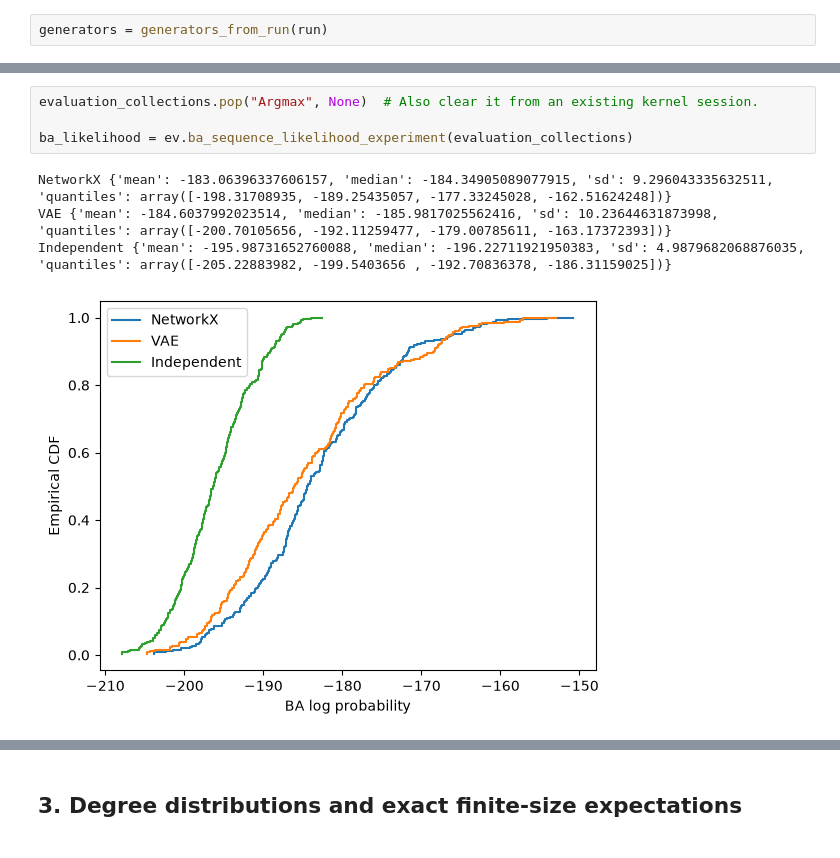
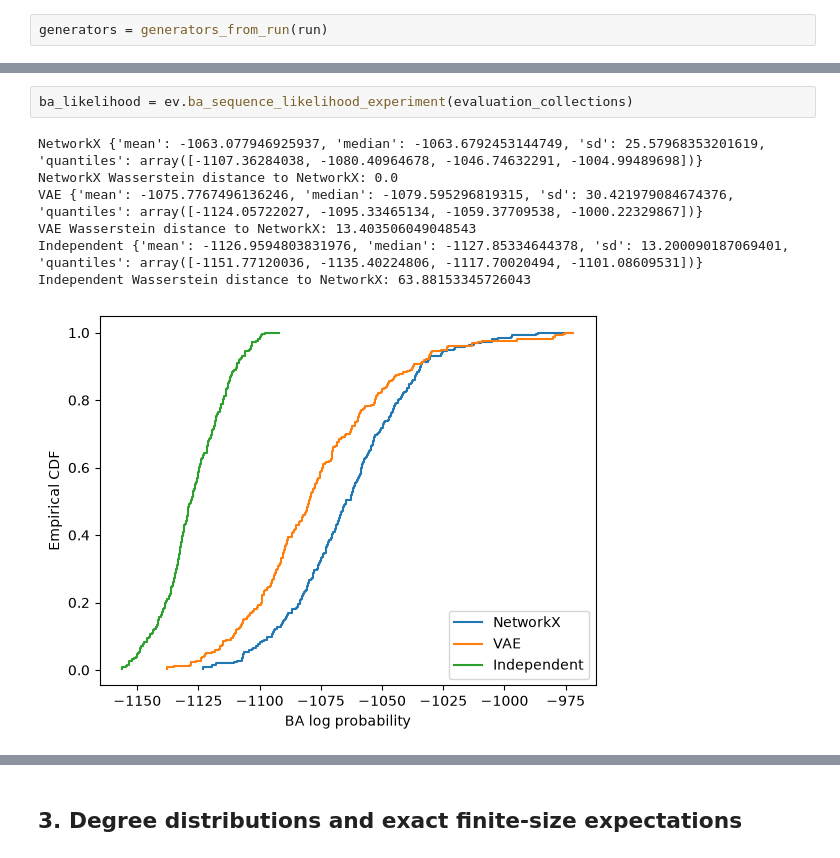
Before and after one commit to JayOrten/seeded-pa-vae, a Jupyter notebook: notebooks/experiments.ipynb, the cells around one changed output, grey strips where cells are left out. Cells and saved outputs as stored; diff of their text form.

```diff
--- a/notebooks/experiments.ipynb
+++ b/notebooks/experiments.ipynb
@@ -137,9 +214,10 @@ Compare the NetworkX reference, categorical VAE, and independent baseline. Compa
 # %%
-evaluation_collections.pop("Argmax", None)  # Also clear it from an existing kernel session.
-
 ba_likelihood = ev.ba_sequence_likelihood_experiment(evaluation_collections)
 # %% [output]
-NetworkX {'mean': -183.06396337606157, 'median': -184.34905089077915, 'sd': 9.296043335632511, 'quantiles': array([-198.31708935, -189.25435057, -177.33245028, -162.51624248])}
-VAE {'mean': -184.6037992023514, 'median': -185.9817025562416, 'sd': 10.23644631873998, 'quantiles': array([-200.70105656, -192.11259477, -179.00785611, -163.17372393])}
-Independent {'mean': -195.98731652760088, 'median': -196.22711921950383, 'sd': 4.9879682068876035, 'quantiles': array([-205.22883982, -199.5403656 , -192.70836378, -186.31159025])}
+NetworkX {'mean': -1063.077946925937, 'median': -1063.6792453144749, 'sd': 25.57968353201619, 'quantiles': array([-1107.36284038, -1080.40964678, -1046.74632291, -1004.99489698])}
+NetworkX Wasserstein distance to NetworkX: 0.0
+VAE {'mean': -1075.7767496136246, 'median': -1079.595296819315, 'sd': 30.421979084674376, 'quantiles': array([-1124.05722027, -1095.33465134, -1059.37709538, -1000.22329867])}
+VAE Wasserstein distance to NetworkX: 13.403506049048543
+Independent {'mean': -1126.9594803831976, 'median': -1127.85334644378, 'sd': 13.200090187069401, 'quantiles': array([-1151.77120036, -1135.40224806, -1117.70020494, -1101.08609531])}
+Independent Wasserstein distance to NetworkX: 63.88153345726043
-[figure, old version]
+[figure, new version]
```
Also changed, not shown: parts of 35 cells of this notebook, 14 other files.
